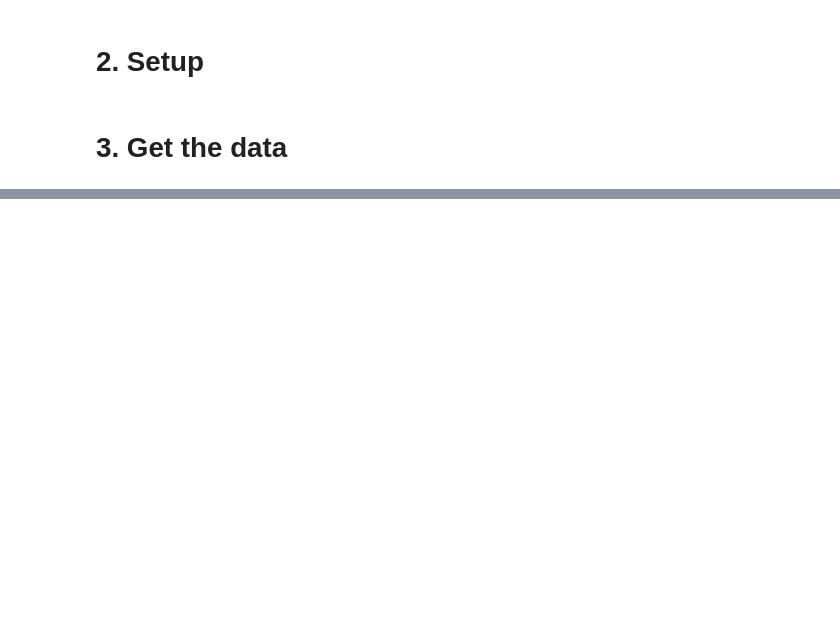
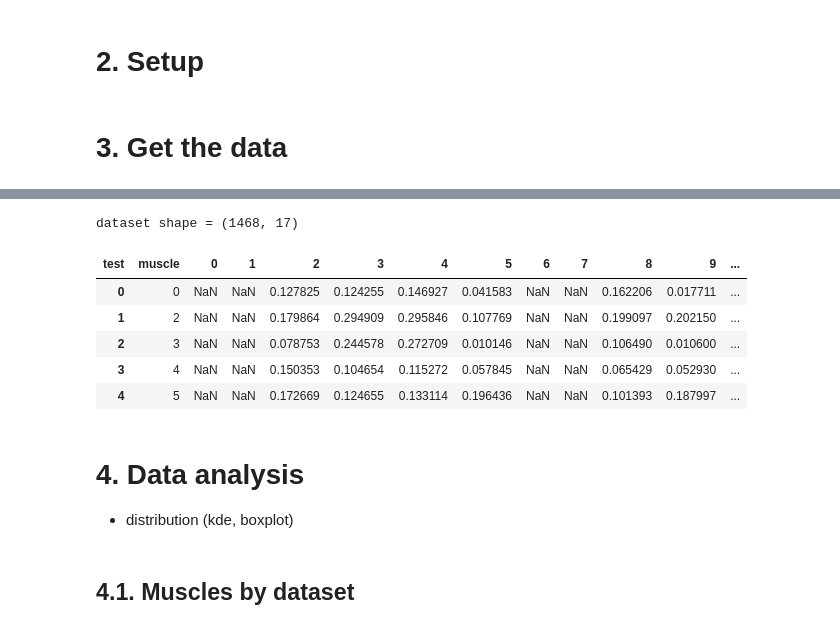
Before and after one commit to romainmartinez/mvc, a Jupyter notebook: mvc.ipynb, the cells around one changed output, grey strips where cells are left out. Saved outputs shown, nothing was run; the diff lists cells and outputs as text; code cells hidden in the pictures; blank space fills up the shorter version.

```diff
--- a/mvc.ipynb
+++ b/mvc.ipynb
@@ -19,11 +20,13 @@
 # %%
 # Common imports
 import scipy.io as sio
+import pandas as pd
 import numpy as np
 
 # Path
-from pathlib import Path
+from pathlib import Path, PurePath
 PROJECT_PATH = Path('./')
+DATA_PATH = PROJECT_PATH.joinpath('data')
 
 # to make this notebook's output stable across runs
 RANDOM_SEED = 42
@@ -37,8 +40,7 @@ if OFFLINE:
 else:
     import plotly.plotly as py
 import plotly.graph_objs as go
-base_layout = go.Layout(hovermode='closest', font=dict(size=14))
+import plotly.figure_factory as ff
+BASE_LAYOUT = go.Layout(hovermode='closest', font=dict(size=14))
 # %% [markdown]
 # 3. Get the data
-# %%
-DATA_PATH =
@@ -48,0 +86,10 @@ PosixPath('/home/romain/Documents/codes/mvc')
+# %%
+DATA_FORMAT = 'only_max'
+data, DATASET_NAMES = load_data(data_path=DATA_PATH, data_format=DATA_FORMAT, normalize=False)
+
+MUSCLES_NAMES = [
+    'upper trapezius', 'middle trapezius', 'lower trapezius',
+    'anterior deltoid', 'middle deltoid', 'posterior deltoid',
+    'pectoralis major', 'serratus anterior', 'latissimus dorsi',
+    'supraspinatus', 'infraspinatus', 'subscapularis'
+]
@@ -48,0 +112,11 @@ PosixPath('/home/romain/Documents/codes/mvc')
+# %%
+df_tidy = pd.DataFrame({
+    'participant': data['participants'],
+    'dataset': data['datasets'],
+    'muscle': data['muscles'],
+    'test': data['tests'],
+    'mvc': data['mvc']
+}).dropna()
+
+print(f'dataset shape = {df_tidy.shape}')
+df_tidy.head()
@@ -48,0 +131,25 @@ PosixPath('/home/romain/Documents/codes/mvc')
+# %%
+df_wide = df_tidy.pivot_table(
+    index=['dataset', 'participant', 'muscle'],
+    columns='test',
+    values='mvc',
+    fill_value=np.nan).reset_index()
+
+df_wide = df_wide.drop(['dataset', 'participant'], axis=1)
+
+print(f'dataset shape = {df_wide.shape}')
+df_wide.head()
+# %% [output]
+dataset shape = (1468, 17)
+| test | muscle | 0 | 1 | 2 | 3 | 4 | 5 | 6 | 7 | 8 | 9 | ... |
+| 0 | 0 | NaN | NaN | 0.127825 | 0.124255 | 0.146927 | 0.041583 | NaN | NaN | 0.162206 | 0.017711 | ... |
+| 1 | 2 | NaN | NaN | 0.179864 | 0.294909 | 0.295846 | 0.107769 | NaN | NaN | 0.199097 | 0.202150 | ... |
+| 2 | 3 | NaN | NaN | 0.078753 | 0.244578 | 0.272709 | 0.010146 | NaN | NaN | 0.106490 | 0.010600 | ... |
+| 3 | 4 | NaN | NaN | 0.150353 | 0.104654 | 0.115272 | 0.057845 | NaN | NaN | 0.065429 | 0.052930 | ... |
+| 4 | 5 | NaN | NaN | 0.172669 | 0.124655 | 0.133114 | 0.196436 | NaN | NaN | 0.101393 | 0.187997 | ... |
+# %% [markdown]
+# 4. Data analysis
+
+- distribution (kde, boxplot)
+# %% [markdown]
+## 4.1. Muscles by dataset
```
Also changed, not shown: parts of 10 cells of this notebook, 2 other files.
